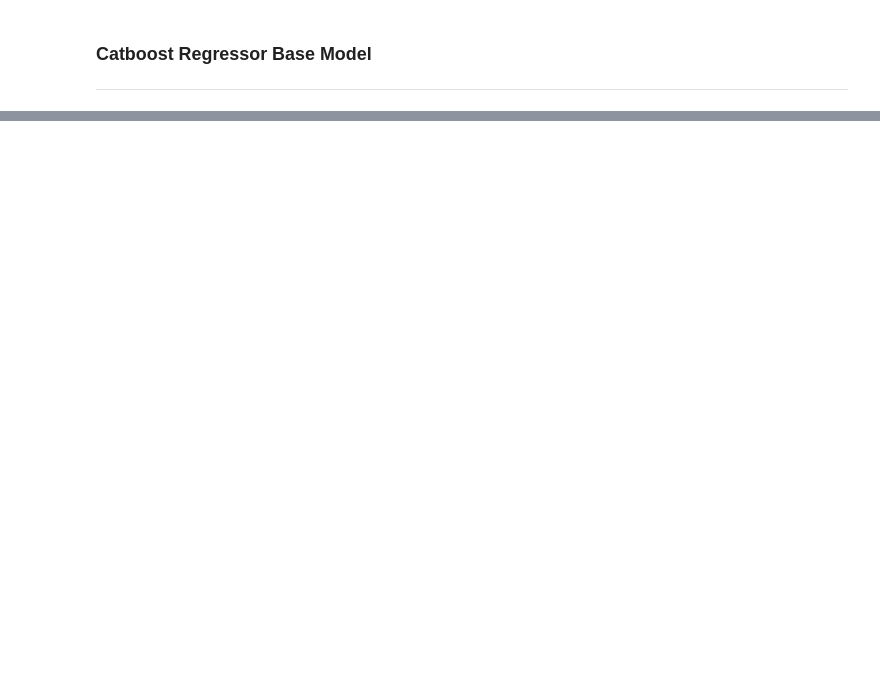
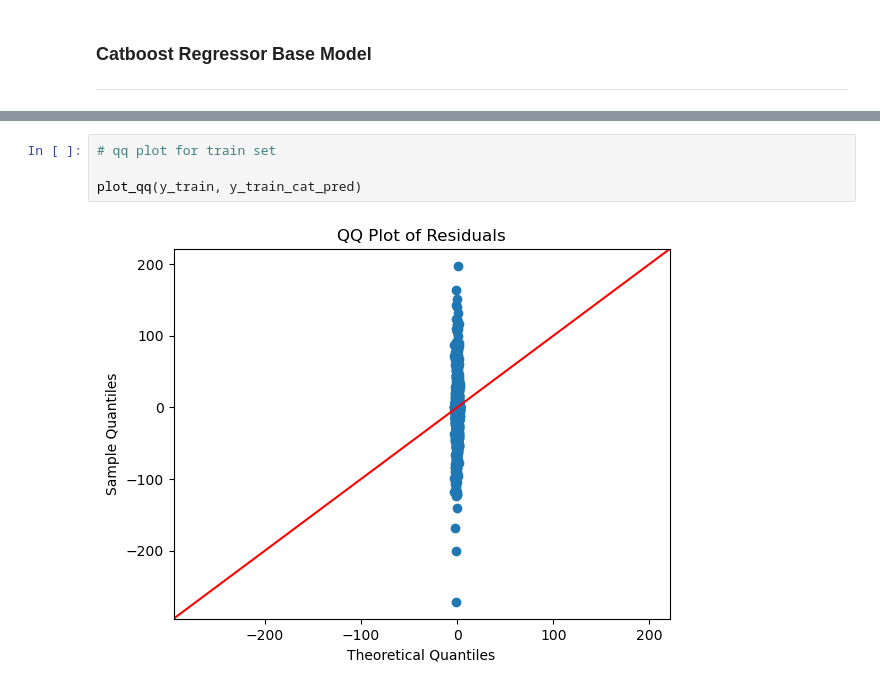
Before and after one commit to RaveEx12/cadiovascular_death, a Jupyter notebook: notebooks/cardio_model_notebook.ipynb, the cells around one changed output, grey strips where cells are left out. Cells and saved outputs as stored; diff of their text form; blank space fills up the shorter version.

```diff
--- a/notebooks/cardio_model_notebook.ipynb
+++ b/notebooks/cardio_model_notebook.ipynb
@@ -288,0 +334,6 @@ CatBoostRegressor(verbose=0, )
+# %%
+# qq plot for train set
+
+plot_qq(y_train, y_train_cat_pred)
+# %% [output]
+[figure, added]
```
Also changed, not shown: parts of 42 cells of this notebook, 4 other files.
